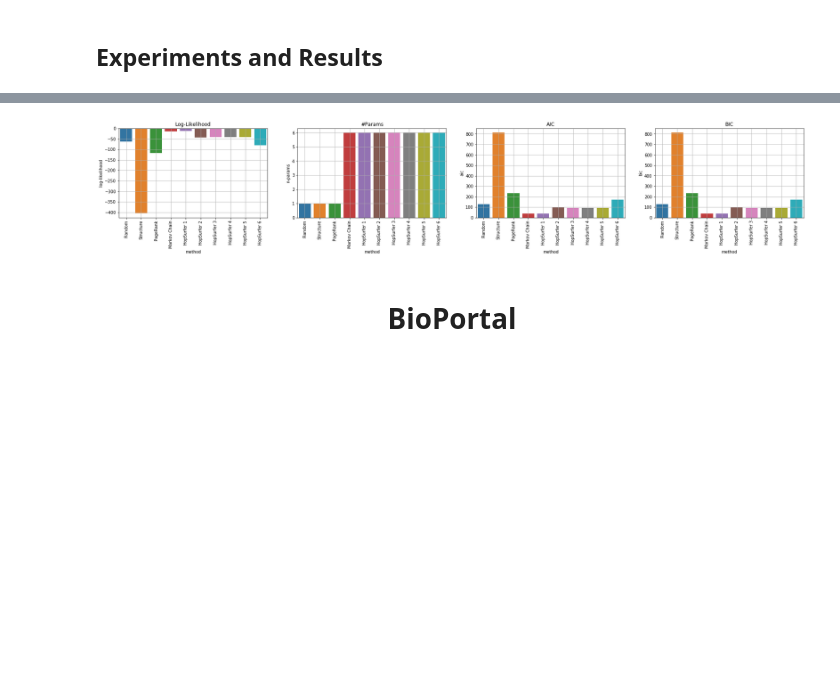
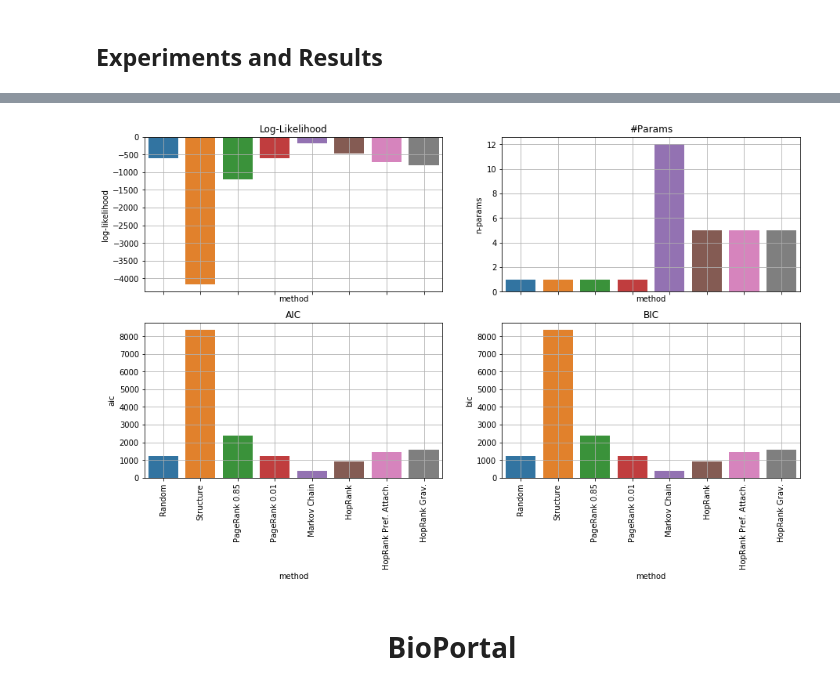
Before and after one commit to gesiscss/HopRank, a Jupyter notebook: likelihood.ipynb, the cells around one changed output, grey strips where cells are left out. Drawn from its saved outputs; the diff is of its cells as text; code cells hidden in the pictures; blank space fills up the shorter version.

Commit message:
rewriting implementation of hoprank
HopRank and alternatives
- Preferential Attachment: Degree
- Gravitational: Pref. Attach./Distance^2)

```diff
--- a/likelihood.ipynb
+++ b/likelihood.ipynb
@@ -62,7 +62,7 @@ def random_walk_likelihood(structure, transitions, alpha=0.85):
             alpha = 0.99999
 
         ### random walk
-        P = csr_matrix(alpha * normalize(structure, norm='l1', axis=0))
+        P = csr_matrix(alpha * normalize(structure, norm='l1', axis=1))
         T = csr_matrix( (np.ones((N,N))*(1-alpha)) / N )
         P = csr_matrix(P + T)
     else:
@@ -372,11 +328,23 @@ G.add_edge('b','e')
 G.add_edge('c','f')
 G.add_edge('c','g')
 
-### TRANSITIONS
+### TRANSITIONS (HOPRANK)
 H=nx.DiGraph()
-H.add_edge('b','d',weight=1)
-H.add_edge('d','e',weight=10)
-H.add_edge('e','g',weight=5)
+H.add_edge('b','d',weight=1)   # 1hop
+H.add_edge('d','e',weight=100) # 2hop
+H.add_edge('e','g',weight=15)  # 4hop
+H.add_edge('f','d',weight=15)  # 4hop
+H.add_edge('f','e',weight=20)  # 4hop
+H.add_edge('b','g',weight=5)   # 3hop
+
+# ### TRANSITIONS (1HOP)
+# H=nx.DiGraph()
+# H.add_edge('a','b',weight=10)
+# H.add_edge('a','c',weight=10)
+# H.add_edge('b','d',weight=20)
+# H.add_edge('b','e',weight=20)
+# H.add_edge('c','f',weight=30)
+# H.add_edge('c','g',weight=30)
 
 ### TO UNDIRECTED
 H = weighted_to_undirected(H)
@@ -496,20 +451,20 @@ HOPSURFER 6 [0.02631579 0.05263158 0.55263158 0.05263158 0.28947368 0.02631579]:
 # %%
-fig,axes = plt.subplots(1,4,figsize=(30,4))
-_ = sns.barplot(data=df, x='method',y='log-likelihood',ax=axes[0])
-_ = sns.barplot(data=df, x='method',y='n-params',ax=axes[1])
-_ = sns.barplot(data=df, x='method',y='aic',ax=axes[2])
-_ = sns.barplot(data=df, x='method',y='bic',ax=axes[3])
+fig,axes = plt.subplots(2,2,figsize=(15,8),sharex=True)
+_ = sns.barplot(data=df, x='method',y='log-likelihood',ax=axes[0,0])
+_ = sns.barplot(data=df, x='method',y='n-params',ax=axes[0,1])
+_ = sns.barplot(data=df, x='method',y='aic',ax=axes[1,0])
+_ = sns.barplot(data=df, x='method',y='bic',ax=axes[1,1])
 
-axes[0].set_title('Log-Likelihood')
-axes[1].set_title('#Params')
-axes[2].set_title('AIC')
-axes[3].set_title('BIC')
+axes[0,0].set_title('Log-Likelihood')
+axes[0,1].set_title('#Params')
+axes[1,0].set_title('AIC')
+axes[1,1].set_title('BIC')
 
 for ax in axes.flatten():
     ax.set_xticklabels(ax.get_xticklabels(), rotation=90)
     ax.grid()
 # %% [output]
-[figure, old version]
+[figure, new version]
 # %% [markdown]
 <div style='text-align:center;'>
 <h1>BioPortal</h1>
```
Also changed, not shown: parts of 9 cells of this notebook.
